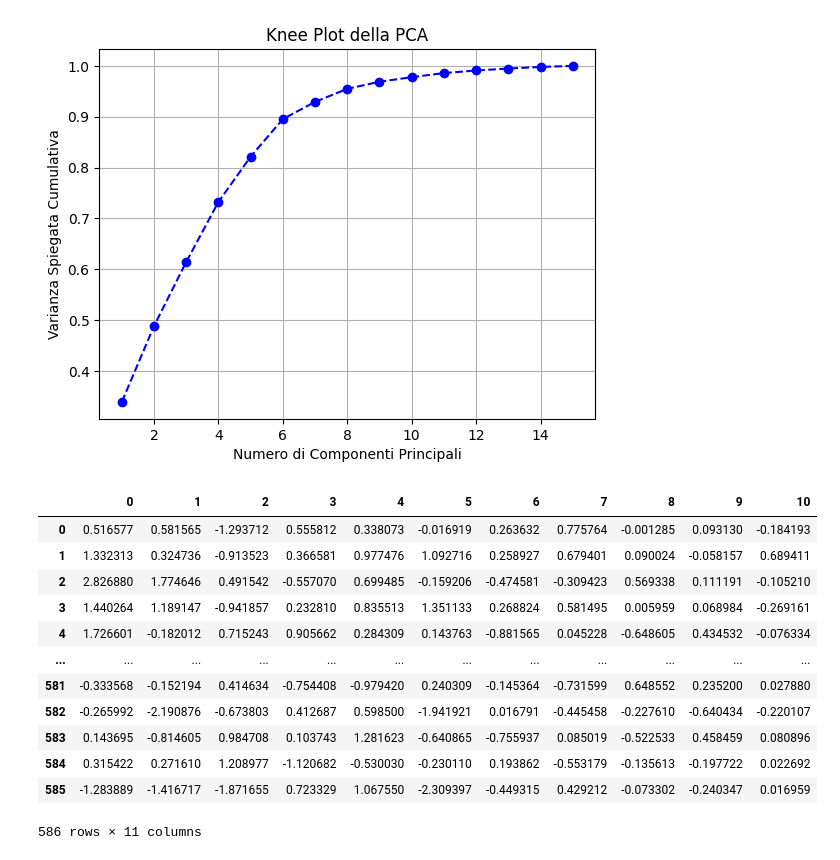
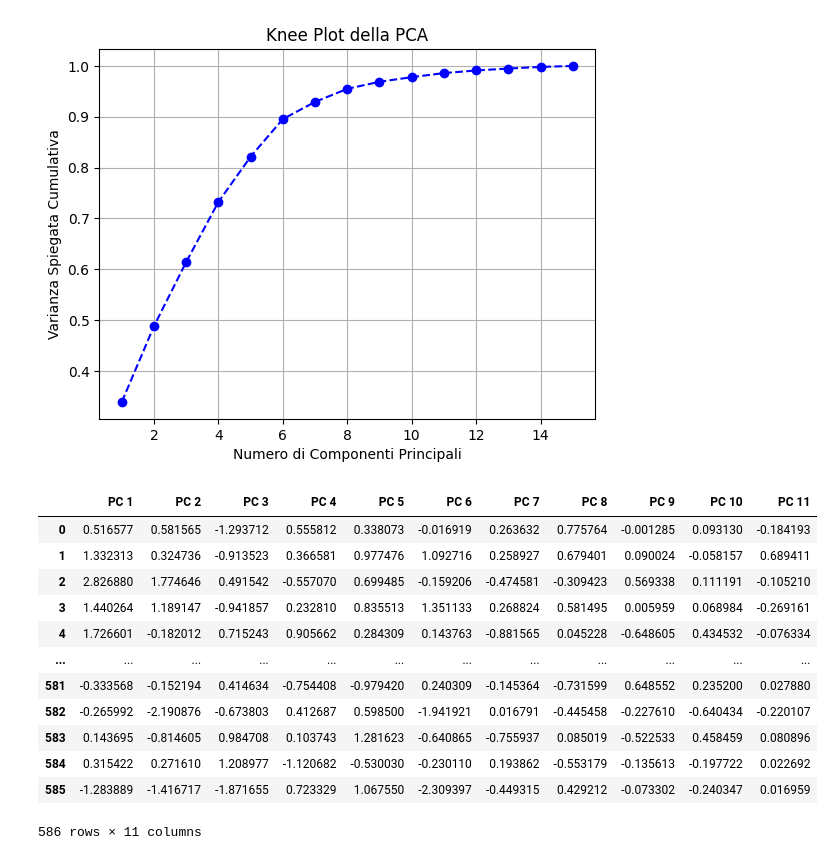
Before and after one commit to MaddalenaGhiotti/BusinessIntelligenceProject, a Jupyter notebook: Data/preprocessing.ipynb, the cells around one changed output. Cells and saved outputs as stored; diff of their text form; code cells hidden in the pictures.

```diff
--- a/Data/preprocessing.ipynb
+++ b/Data/preprocessing.ipynb
@@ -118,17 +118,18 @@ plt.show()
 # %%
 # PCA
 pca_data = PCA(n_components=0.98)
 X_train_pca = pca_data.fit_transform(X_train_combined)
 X_test_pca = pca_data.transform(X_test_combined)
+#display(X_train_pca)
 
 # Convertiamo in DataFrame
 df_train_scal = pd.DataFrame(X_train_combined)
-df_train_pca = pd.DataFrame(X_train_pca)
+df_train_pca = pd.DataFrame(X_train_pca, columns=[f"PC {i}" for i in range(1, X_train_pca.shape[1]+1)])
 df_test_scal = pd.DataFrame(X_test_combined)
-df_test_pca = pd.DataFrame(X_test_pca)
+df_test_pca = pd.DataFrame(X_test_pca, columns=[f"PC {i}" for i in range(1, X_test_pca.shape[1]+1)])
 display(df_train_pca)
 # %% [output]
-|  | 0 | 1 | 2 | 3 | 4 | 5 | 6 | 7 | 8 | 9 | 10 |
+|  | PC 1 | PC 2 | PC 3 | PC 4 | PC 5 | PC 6 | PC 7 | PC 8 | PC 9 | PC 10 | PC 11 |
 | 0 | 0.516577 | 0.581565 | -1.293712 | 0.555812 | 0.338073 | -0.016919 | 0.263632 | 0.775764 | -0.001285 | 0.093130 | -0.184193 |
 | 1 | 1.332313 | 0.324736 | -0.913523 | 0.366581 | 0.977476 | 1.092716 | 0.258927 | 0.679401 | 0.090024 | -0.058157 | 0.689411 |
 | 2 | 2.826880 | 1.774646 | 0.491542 | -0.557070 | 0.699485 | -0.159206 | -0.474581 | -0.309423 | 0.569338 | 0.111191 | -0.105210 |
```
Also changed, not shown: parts of 1 cell of this notebook, 1 other file.
